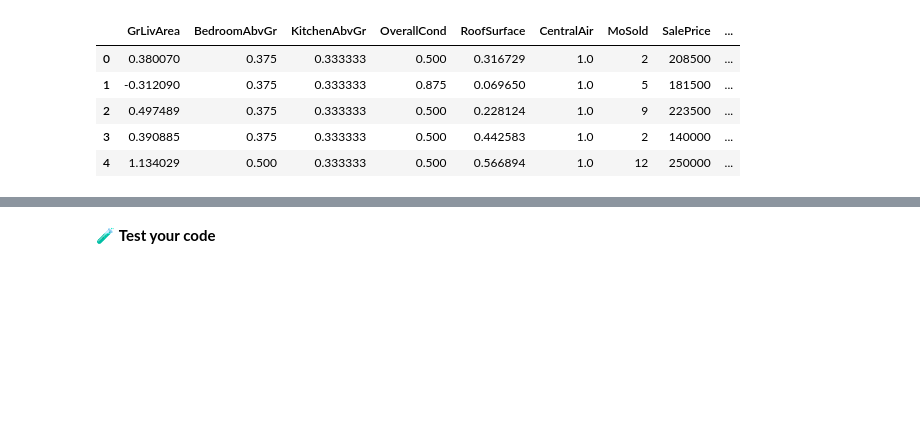
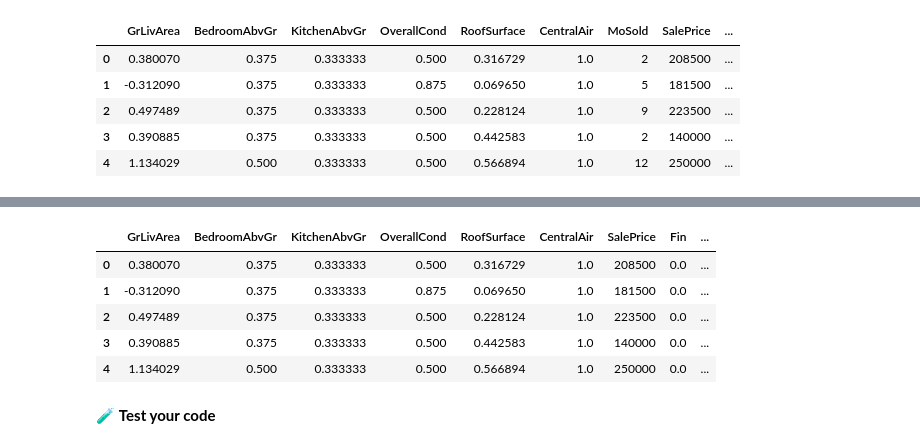
Before and after one commit to multiyumz/data-science-challenges, a Jupyter notebook: data-preprocessing-workflow/Preprocessing-Workflow.ipynb, the cells around one changed output, grey strips where cells are left out. Cells and saved outputs as stored; diff of their text form; code cells hidden in the pictures; blank space fills up the shorter version.

```diff
--- a/data-preprocessing-workflow/Preprocessing-Workflow.ipynb
+++ b/data-preprocessing-workflow/Preprocessing-Workflow.ipynb
@@ -608,5 +659,14 @@ data.sample(50).plot.scatter('sin_MoSold','cos_MoSold').set_aspect('equal')
 # %%
-data.drop(columns='MoSold', inplace=True)
+data.drop(columns=['MoSold', 'test1', 'test2'], inplace=True)
+# %%
+data.head()
+# %% [output]
+|  | GrLivArea | BedroomAbvGr | KitchenAbvGr | OverallCond | RoofSurface | CentralAir | SalePrice | Fin | ... |
+| 0 | 0.380070 | 0.375 | 0.333333 | 0.500 | 0.316729 | 1.0 | 208500 | 0.0 | ... |
+| 1 | -0.312090 | 0.375 | 0.333333 | 0.875 | 0.069650 | 1.0 | 181500 | 0.0 | ... |
+| 2 | 0.497489 | 0.375 | 0.333333 | 0.500 | 0.228124 | 1.0 | 223500 | 0.0 | ... |
+| 3 | 0.390885 | 0.375 | 0.333333 | 0.500 | 0.442583 | 1.0 | 140000 | 0.0 | ... |
+| 4 | 1.134029 | 0.500 | 0.333333 | 0.500 | 0.566894 | 1.0 | 250000 | 0.0 | ... |
 # %% [markdown]
 🧪 **Test your code**
 # %%
```
Also changed, not shown: parts of 15 cells of this notebook, 27 other files.
